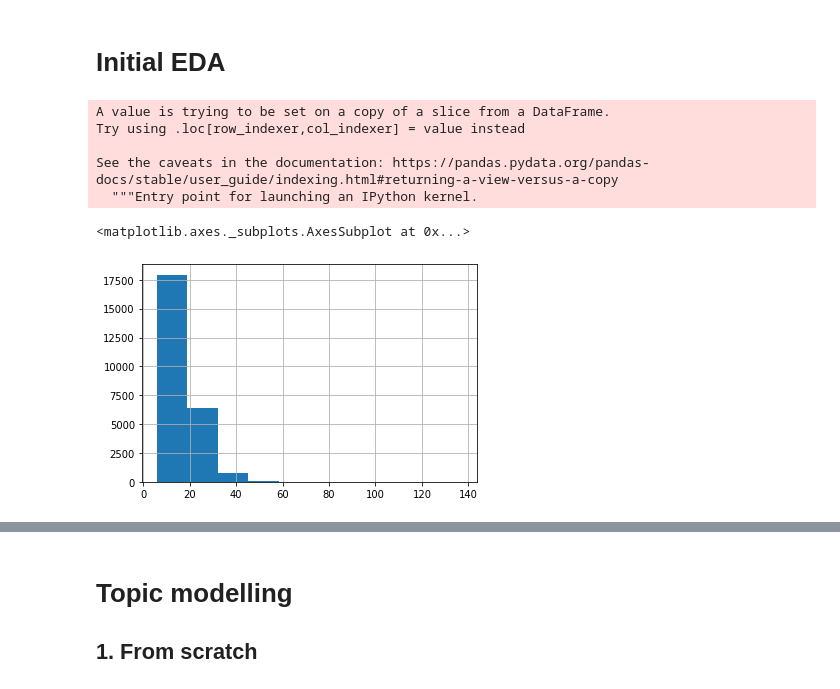
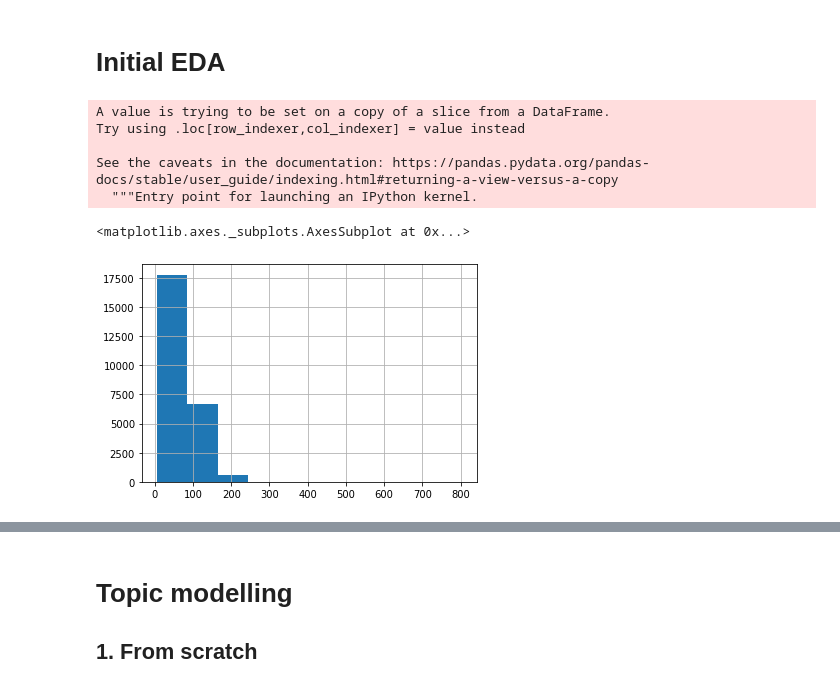
Before and after one commit to KunojiLym/metis_project_5, a Jupyter notebook: haiku_generation_eda.ipynb, the cells around one changed output, grey strips where cells are left out. Drawn from its saved outputs; the diff is of its cells as text; code cells hidden in the pictures.

```diff
--- a/haiku_generation_eda.ipynb
+++ b/haiku_generation_eda.ipynb
@@ -230,14 +230,14 @@ haikus_test_df.to_pickle('./data/haikus_test_df.pickle')
 # %% [markdown]
 # Initial EDA
 # %%
-haikus_train_df['num_char_tokens'] = haikus_train_df['text_withtokens'].apply(len)
+haikus_train_df['num_char_tokens'] = haikus_train_df['textchar_withtokens'].apply(len)
 
 haikus_train_df['num_char_tokens'].hist()
 # %% [output]
 A value is trying to be set on a copy of a slice from a DataFrame.
 Try using .loc[row_indexer,col_indexer] = value instead
 
 See the caveats in the documentation: https://pandas.pydata.org/pandas-docs/stable/user_guide/indexing.html#returning-a-view-versus-a-copy
   """Entry point for launching an IPython kernel.
 <matplotlib.axes._subplots.AxesSubplot at 0x...>
-[figure, old version]
+[figure, new version]
```
Also changed, not shown: parts of 1 cell of this notebook, 2 other files.
